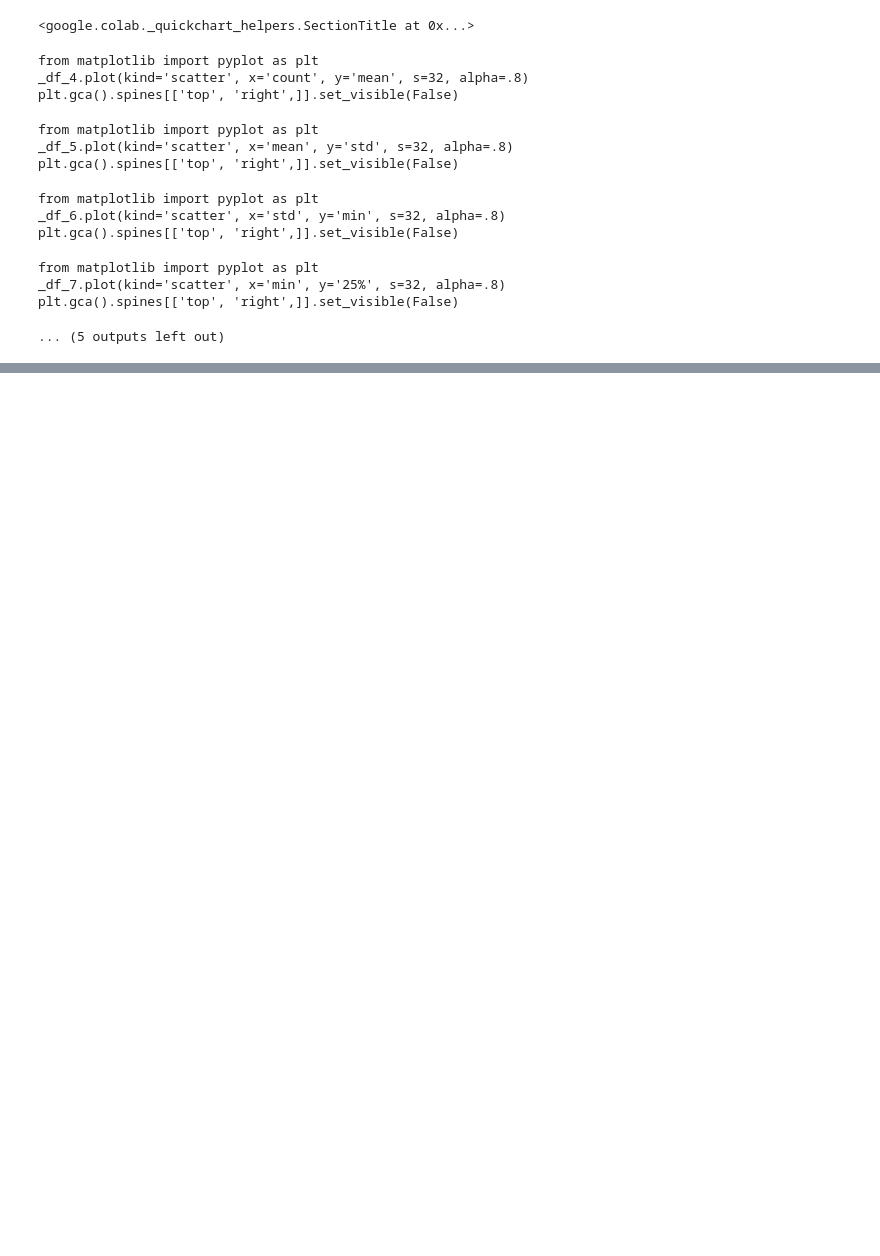
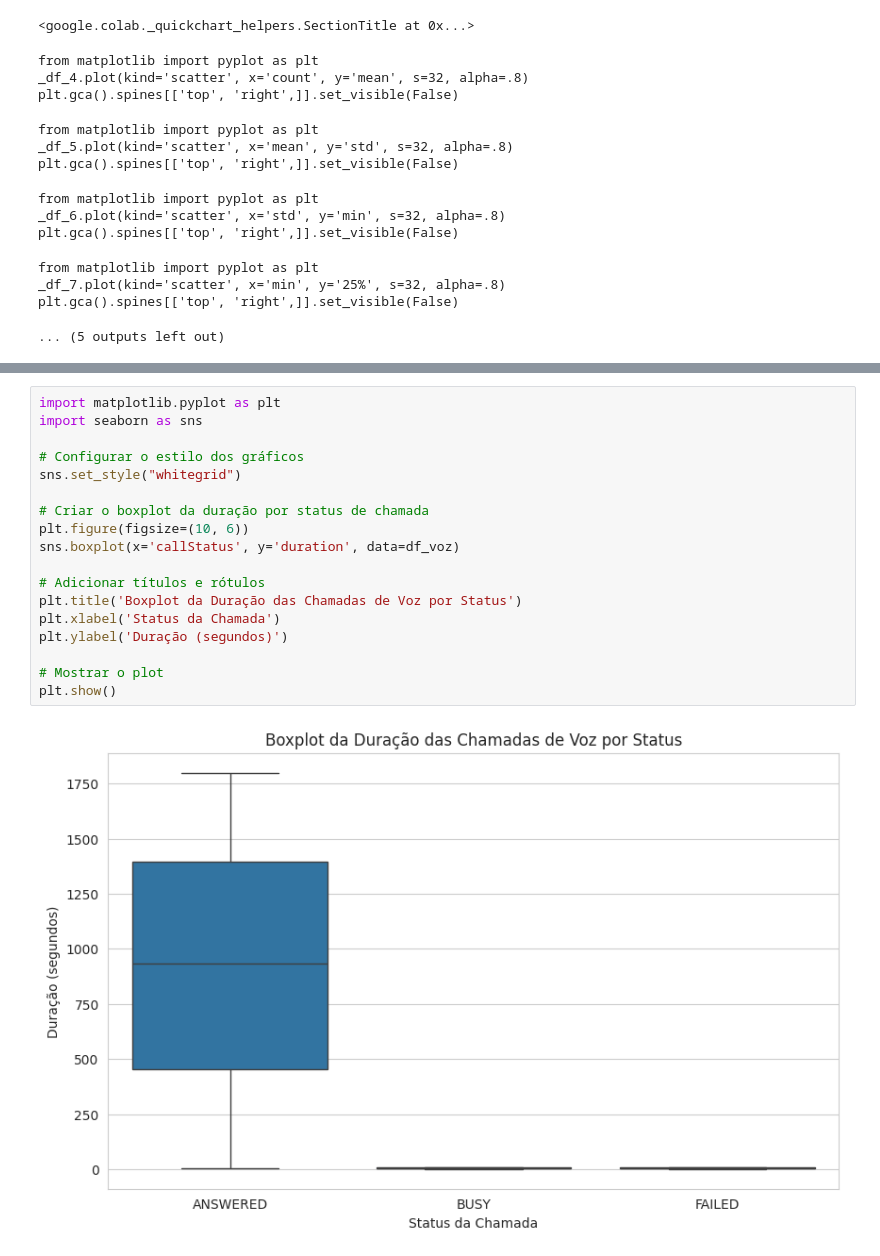
Before and after one commit to AntonioJorg/CDR, a Jupyter notebook: Gerador_CDR_aleatorio.ipynb, the cells around one changed output, grey strips where cells are left out. Drawn from its saved outputs; the diff is of its cells as text; blank space fills up the shorter version.

```diff
--- a/Gerador_CDR_aleatorio.ipynb
+++ b/Gerador_CDR_aleatorio.ipynb
@@ -497,0 +575,20 @@ NameError: name '_df_voz' is not defined
+# %%
+import matplotlib.pyplot as plt
+import seaborn as sns
+
+# Configurar o estilo dos gráficos
+sns.set_style("whitegrid")
+
+# Criar o boxplot da duração por status de chamada
+plt.figure(figsize=(10, 6))
+sns.boxplot(x='callStatus', y='duration', data=df_voz)
+
+# Adicionar títulos e rótulos
+plt.title('Boxplot da Duração das Chamadas de Voz por Status')
+plt.xlabel('Status da Chamada')
+plt.ylabel('Duração (segundos)')
+
+# Mostrar o plot
+plt.show()
+# %% [output]
+[figure, added]
```
Also changed, not shown: parts of 48 cells of this notebook.
